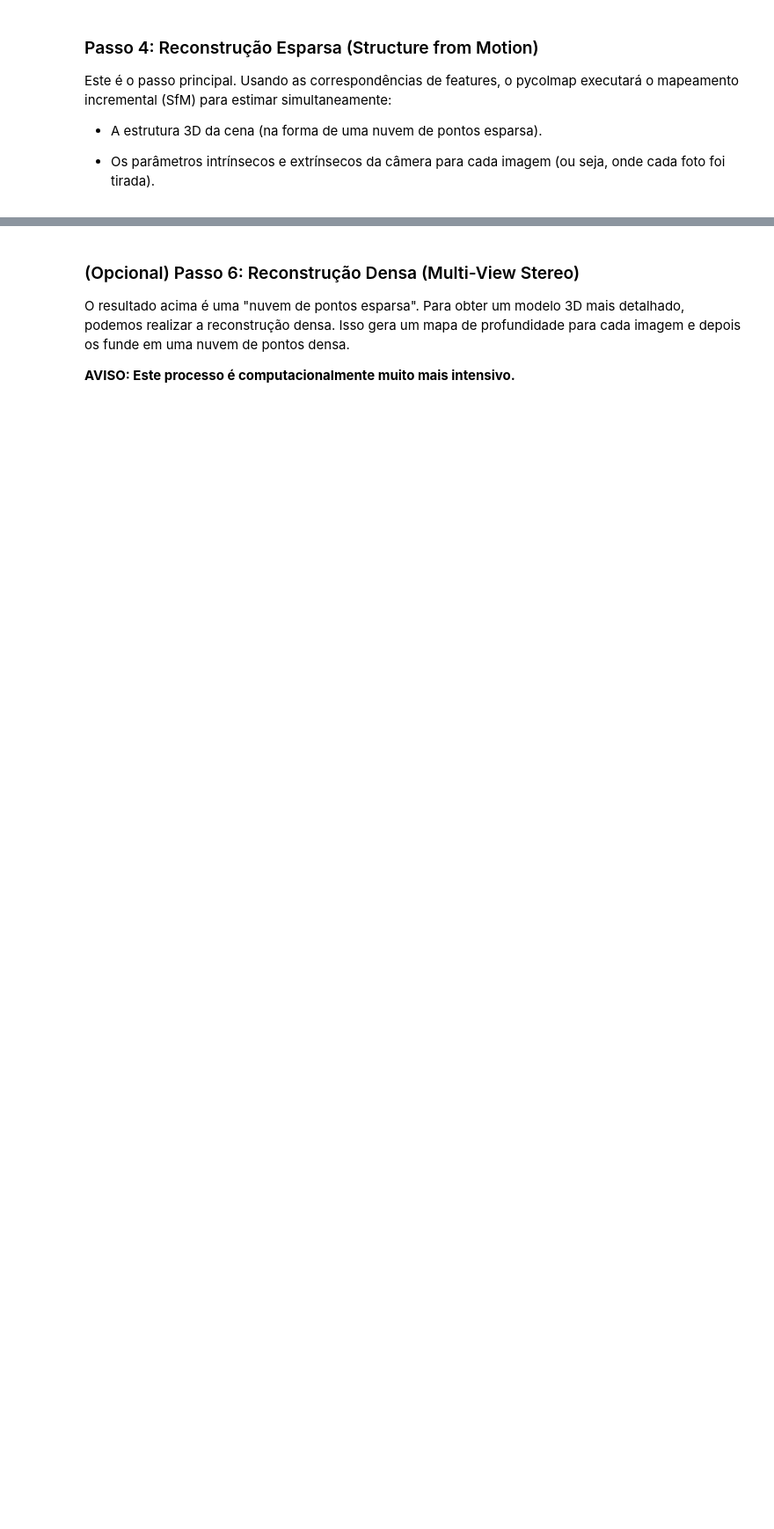
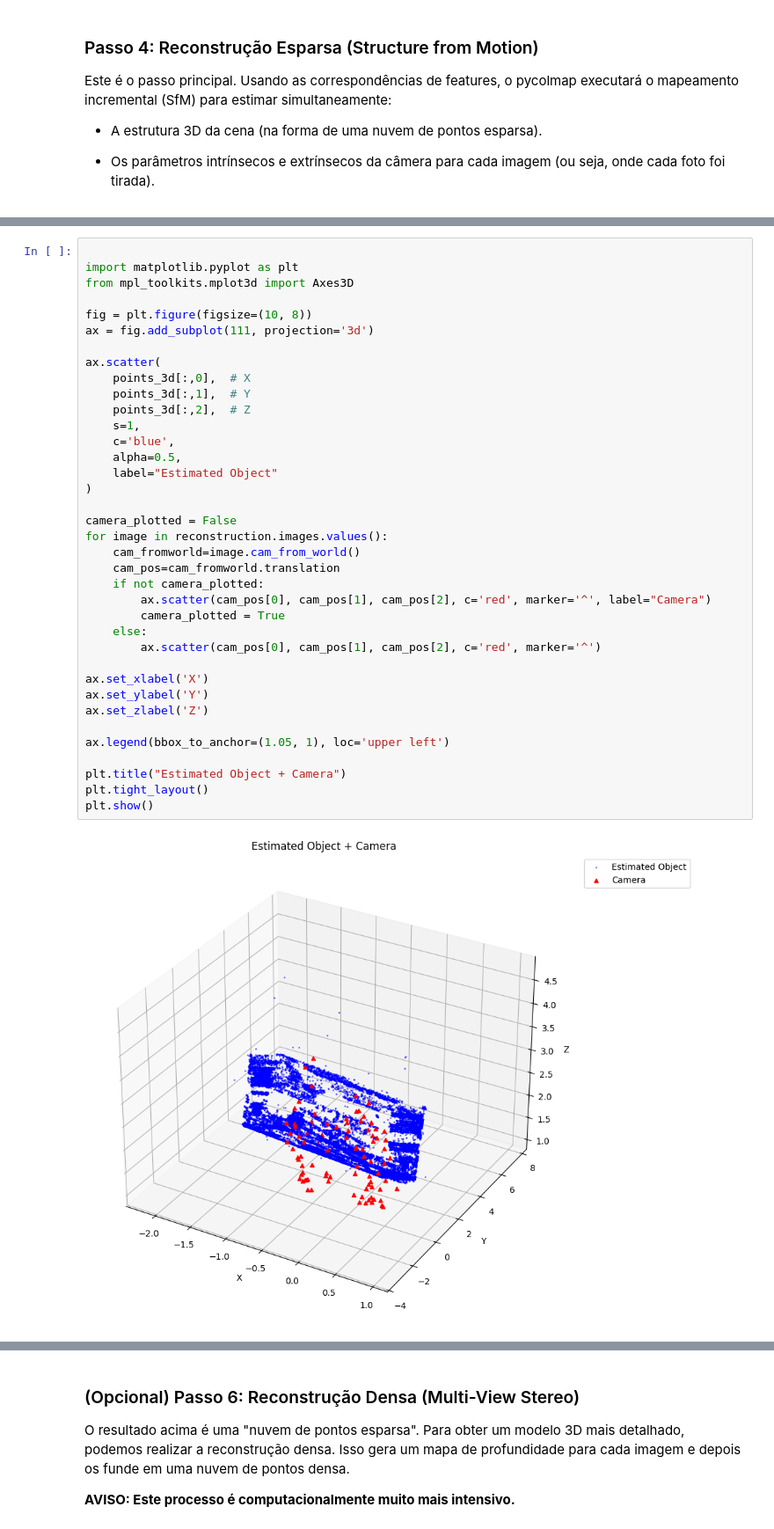
Before and after one commit to GabrielMacedoMontagna/MC949_Visao_Computacional, a Jupyter notebook: Trabalho 2/etapa4Nova.ipynb, the cells around one changed output, grey strips where cells are left out. Shown at 88% size. Drawn from its saved outputs; the diff is of its cells as text; blank space fills up the shorter version.

```diff
--- a/Trabalho 2/etapa4Nova.ipynb
+++ b/Trabalho 2/etapa4Nova.ipynb
@@ -185,0 +300,39 @@ except ValueError as e:
+# %%
+
+import matplotlib.pyplot as plt
+from mpl_toolkits.mplot3d import Axes3D
+
+fig = plt.figure(figsize=(10, 8))
+ax = fig.add_subplot(111, projection='3d')
+
+ax.scatter(
+    points_3d[:,0],  # X
+    points_3d[:,1],  # Y
+    points_3d[:,2],  # Z
+    s=1,
+    c='blue',
+    alpha=0.5,
+    label="Estimated Object"
+)
+
+camera_plotted = False
+for image in reconstruction.images.values():
+    cam_fromworld=image.cam_from_world()
+    cam_pos=cam_fromworld.translation
+    if not camera_plotted:
+        ax.scatter(cam_pos[0], cam_pos[1], cam_pos[2], c='red', marker='^', label="Camera")
+        camera_plotted = True
+    else:
+        ax.scatter(cam_pos[0], cam_pos[1], cam_pos[2], c='red', marker='^')
+
+ax.set_xlabel('X')
+ax.set_ylabel('Y')
+ax.set_zlabel('Z')
+
+ax.legend(bbox_to_anchor=(1.05, 1), loc='upper left')
+
+plt.title("Estimated Object + Camera")
+plt.tight_layout()
+plt.show()
+# %% [output]
+[figure, added]
```
Also changed, not shown: parts of 15 cells of this notebook.
